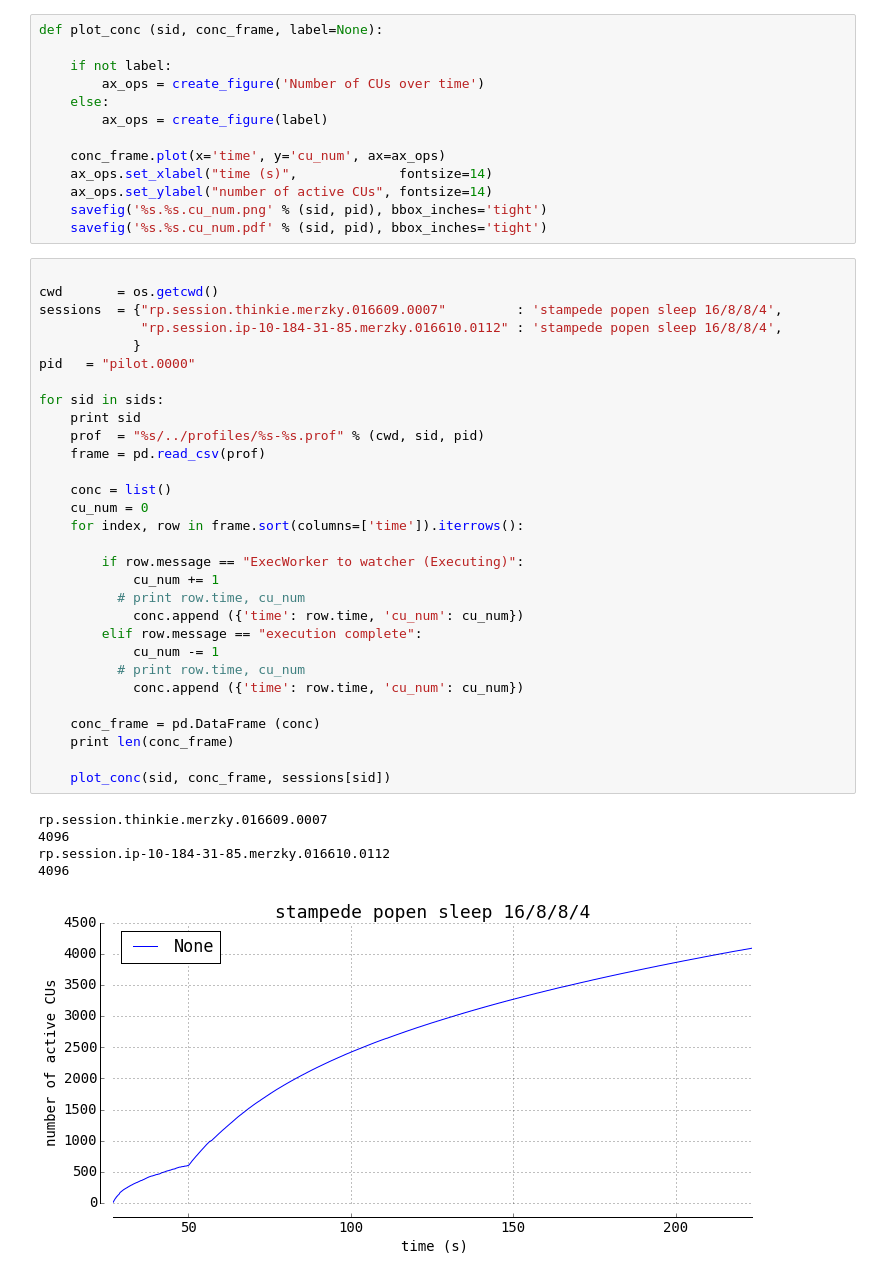
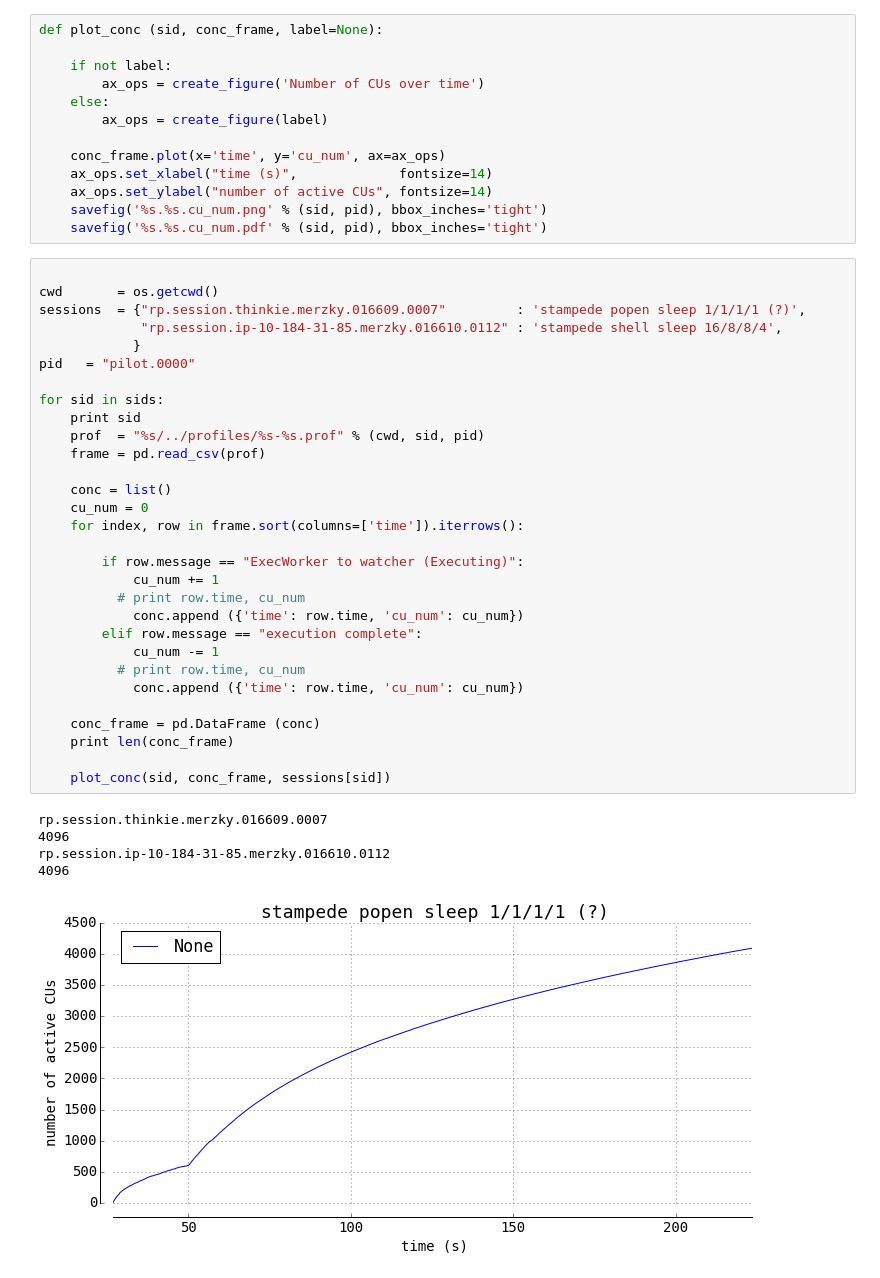
Before and after one commit to radical-experiments/rp-plot-profiles, a Jupyter notebook: plots/plot_profiles.ipynb, the cells around one changed output. Saved outputs shown, nothing was run; the diff lists cells and outputs as text.

```diff
--- a/plots/plot_profiles.ipynb
+++ b/plots/plot_profiles.ipynb
@@ -76,37 +76,37 @@ def plot_conc (sid, conc_frame, label=None):
 # %%
 
 cwd       = os.getcwd()
-sessions  = {"rp.session.thinkie.merzky.016609.0007"         : 'stampede popen sleep 16/8/8/4',
-             "rp.session.ip-10-184-31-85.merzky.016610.0112" : 'stampede popen sleep 16/8/8/4',
+sessions  = {"rp.session.thinkie.merzky.016609.0007"         : 'stampede popen sleep 1/1/1/1 (?)',
+             "rp.session.ip-10-184-31-85.merzky.016610.0112" : 'stampede shell sleep 16/8/8/4',
             }
 pid   = "pilot.0000"
 
 for sid in sids:
     print sid
     prof  = "%s/../profiles/%s-%s.prof" % (cwd, sid, pid)
     frame = pd.read_csv(prof)
 
     conc = list()
     cu_num = 0
     for index, row in frame.sort(columns=['time']).iterrows():
 
         if row.message == "ExecWorker to watcher (Executing)":
             cu_num += 1
           # print row.time, cu_num
             conc.append ({'time': row.time, 'cu_num': cu_num})
         elif row.message == "execution complete":
             cu_num -= 1
           # print row.time, cu_num
             conc.append ({'time': row.time, 'cu_num': cu_num})
 
     conc_frame = pd.DataFrame (conc)
     print len(conc_frame)
 
     plot_conc(sid, conc_frame, sessions[sid])
 # %% [output]
 rp.session.thinkie.merzky.016609.0007
 4096
 rp.session.ip-10-184-31-85.merzky.016610.0112
 4096
-[figure, old version]
+[figure, new version]
 [figure]
```
Also changed, not shown: 2 other files.
